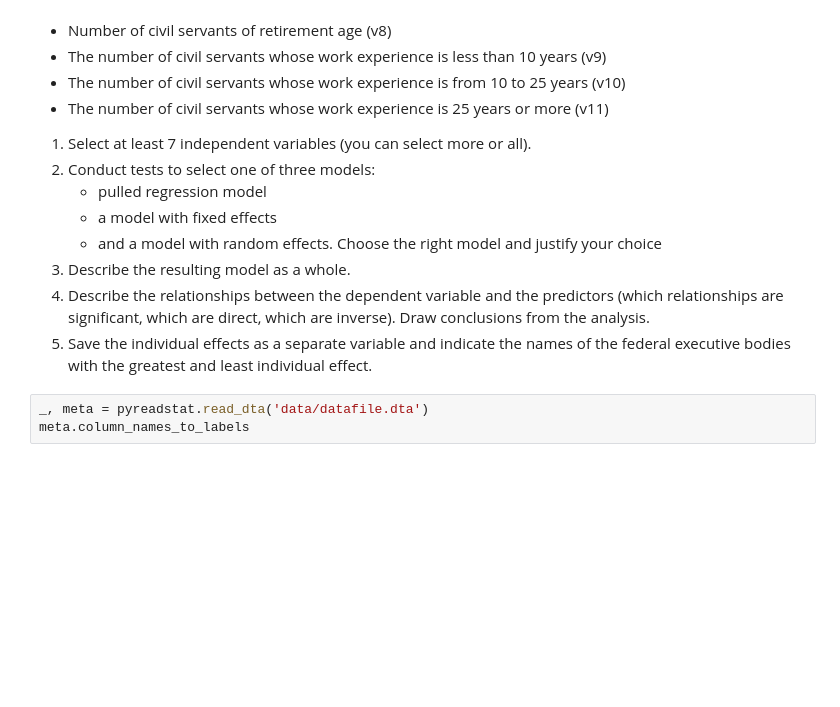
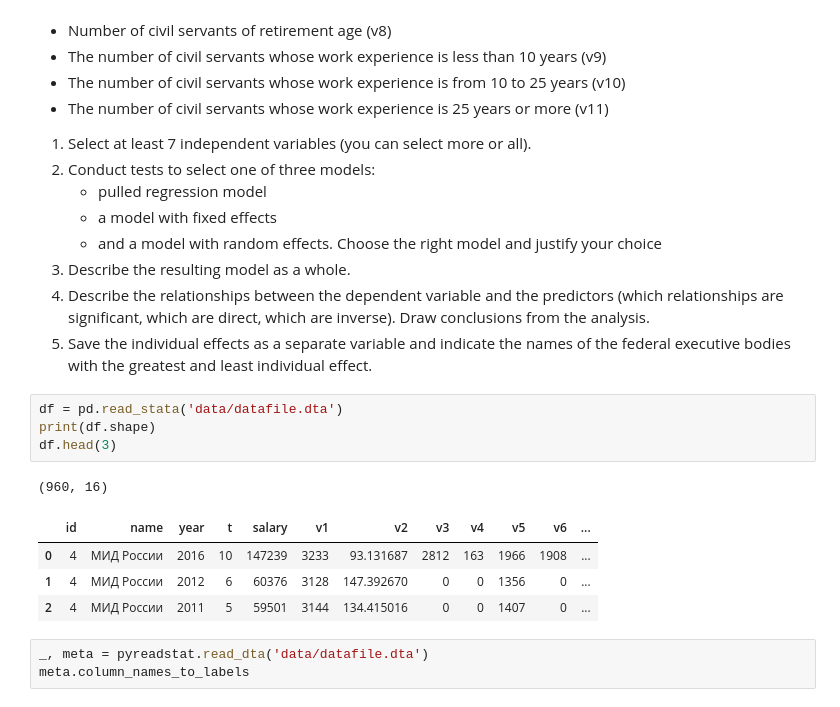
Before and after one commit to Mist3r-R/da-hse-sse-2020, a Jupyter notebook: 18.04.ipynb, the cells around one changed output. Drawn from its saved outputs; the diff is of its cells as text; blank space fills up the shorter version.

```diff
--- a/18.04.ipynb
+++ b/18.04.ipynb
@@ -193,6 +191,16 @@ Independent Variables:
 3. Describe the resulting model as a whole.
 4. Describe the relationships between the dependent variable and the predictors (which relationships are significant, which are direct, which are inverse). Draw conclusions from the analysis.
 5. Save the individual effects as a separate variable and indicate the names of the federal executive bodies with the greatest and least individual effect.
+# %%
+df = pd.read_stata('data/datafile.dta')
+print(df.shape)
+df.head(3)
+# %% [output]
+(960, 16)
+|  | id | name | year | t | salary | v1 | v2 | v3 | v4 | v5 | v6 | ... |
+| 0 | 4 | МИД России | 2016 | 10 | 147239 | 3233 | 93.131687 | 2812 | 163 | 1966 | 1908 | ... |
+| 1 | 4 | МИД России | 2012 | 6 | 60376 | 3128 | 147.392670 | 0 | 0 | 1356 | 0 | ... |
+| 2 | 4 | МИД России | 2011 | 5 | 59501 | 3144 | 134.415016 | 0 | 0 | 1407 | 0 | ... |
 # %%
 _, meta = pyreadstat.read_dta('data/datafile.dta')
 meta.column_names_to_labels
```
Also changed, not shown: parts of 14 cells of this notebook.
